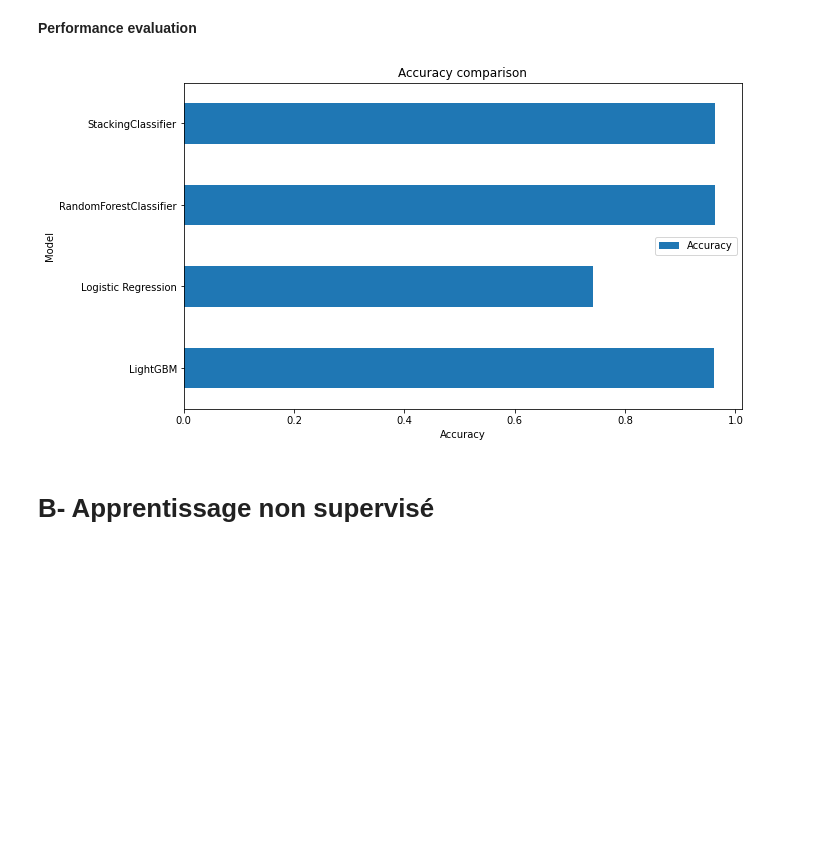
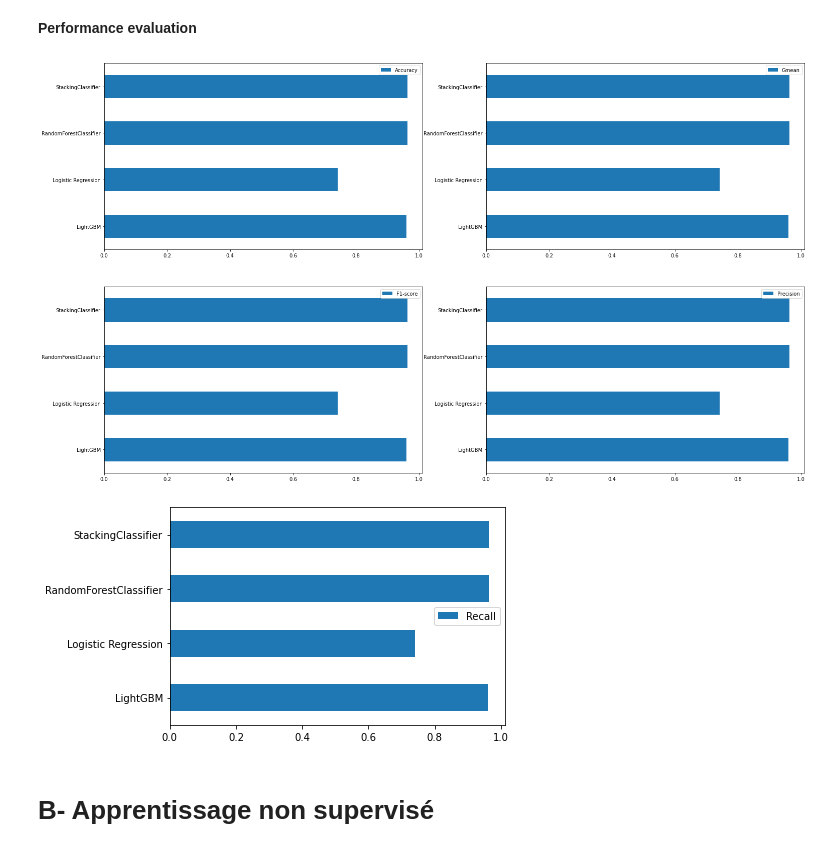
Before and after one commit to abakamousa/fraud_detection, a Jupyter notebook: Fraud_detection.ipynb, the cells around one changed output. Saved outputs shown, nothing was run; the diff lists cells and outputs as text; code cells hidden in the pictures; blank space fills up the shorter version.

```diff
--- a/Fraud_detection.ipynb
+++ b/Fraud_detection.ipynb
@@ -658,17 +662,39 @@ avg / total       0.97      0.96      0.54      0.96      0.72      0.53    1476
 # %% [markdown]
 **Performance evaluation**
 # %%
+fig, axes = plt.subplots(nrows=2, ncols=2)
+#plt.subplot(2,2,1)
+#plt.figure(figsize=(15,15))
+
 data = {'Accuracy': [accuracy_LightGBM,lr_accuracy,test_rf_acc,sclf_accuracy]}
 df_acc = pd.DataFrame(data,columns=['Accuracy'], index = ['LightGBM','Logistic Regression','RandomForestClassifier','StackingClassifier'])
 
-df_acc.plot.barh(figsize=(10,6));
+data_gmean= {'Gmean':[gmean_LightGBM, lr_gmean, rf_gmean,  sclf_gmean ]}
+df_gmean = pd.DataFrame(data_gmean,columns=['Gmean'], index = ['LightGBM','Logistic Regression','RandomForestClassifier','StackingClassifier'])
 
-plt.title('Accuracy comparison')
-plt.ylabel('Model')
-plt.xlabel('Accuracy')
+data_f1score= {'F1-score':[f1score_LightGBM, lr_f1score, rf_f1score, sclf_f1score]}
+df_f1score = pd.DataFrame(data_f1score,columns=['F1-score'], index = ['LightGBM','Logistic Regression','RandomForestClassifier','StackingClassifier'])
+
+data_precision= {'Precision':[precision_LightGBM, lr_precision, rf_precision, sclf_precision]}
+df_precision = pd.DataFrame(data_precision,columns=['Precision'], index = ['LightGBM','Logistic Regression','RandomForestClassifier','StackingClassifier'])
+
+data_recall= {'Recall':[recall_LightGBM, lr_recall,  rf_recall, sclf_recall]}
+df_recall = pd.DataFrame(data_recall,columns=['Recall'], index = ['LightGBM','Logistic Regression','RandomForestClassifier','StackingClassifier'])
+
+
+df_acc.plot.barh(ax=axes[0,0], figsize=(25,15))
+df_gmean.plot.barh(ax=axes[0,1])
+df_f1score.plot.barh(ax=axes[1,0])
+df_precision.plot.barh(ax=axes[1,1])
+df_recall.plot.barh()
+
+#plt.title('Evaluation de la performance des modèles d\'apprentissage supervisé')
+#plt.ylabel('Model')
+#plt.xlabel('Accuracy')
 plt.show()
 # %% [output]
-[figure, old version]
+[figure, new version]
+[figure, added]
 # %% [markdown]
 # B- Apprentissage non supervisé
 # %% [markdown]
```
Also changed, not shown: parts of 7 cells of this notebook.
